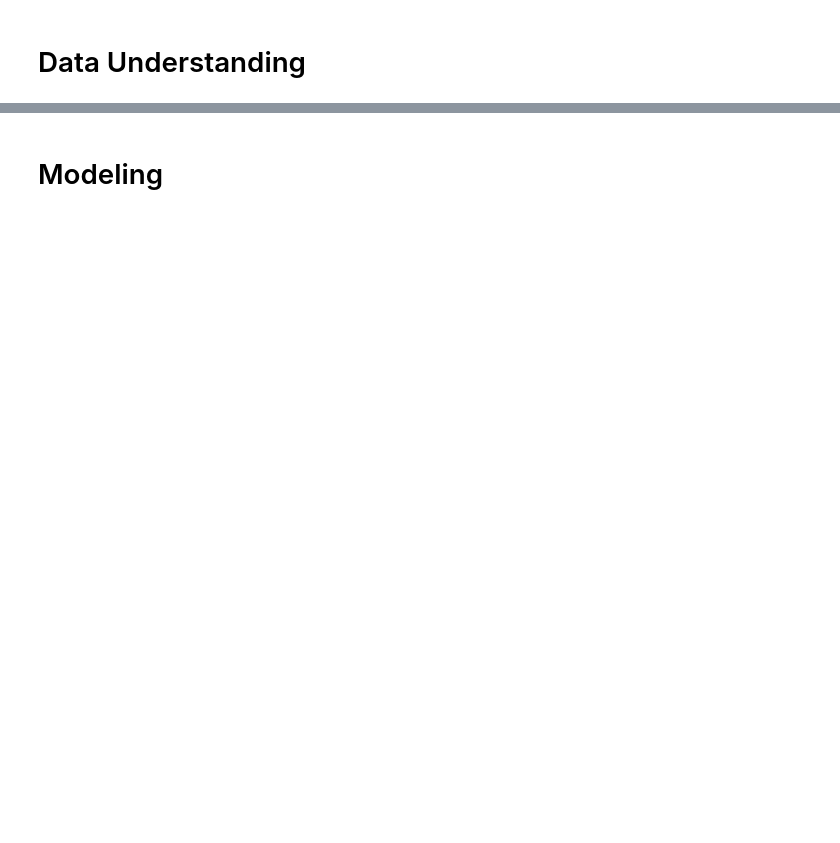
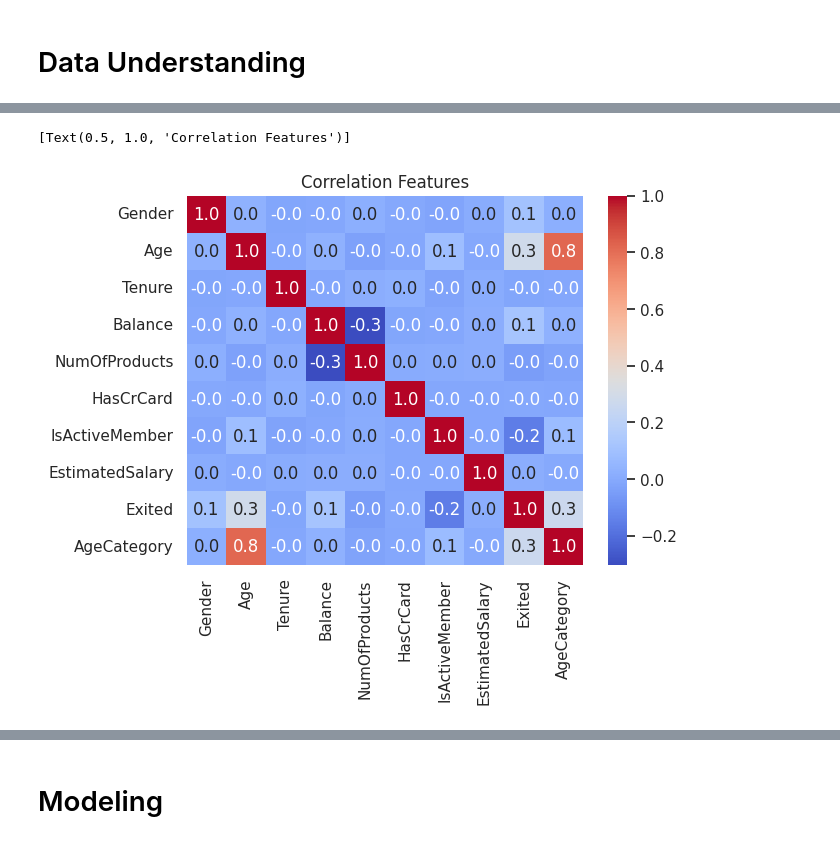
Before and after one commit to hendrimardani/data_science_bank, a Jupyter notebook: data_mining.ipynb, the cells around one changed output, grey strips where cells are left out. Cells and saved outputs as stored; diff of their text form; code cells hidden in the pictures; blank space fills up the shorter version.

```diff
--- a/data_mining.ipynb
+++ b/data_mining.ipynb
@@ -361,3 +435,6 @@ data
 # %%
 correlation = data.corr()
-sns.heatmap(correlation, annot=True, cbar=True, cmap="coolwarm", fmt=".1f")
+sns.heatmap(correlation, annot=True, cbar=True, cmap="coolwarm", fmt=".1f").set(title="Correlation Features")
+# %% [output]
+[Text(0.5, 1.0, 'Correlation Features')]
+[figure, added]
```
Also changed, not shown: parts of 47 cells of this notebook.
